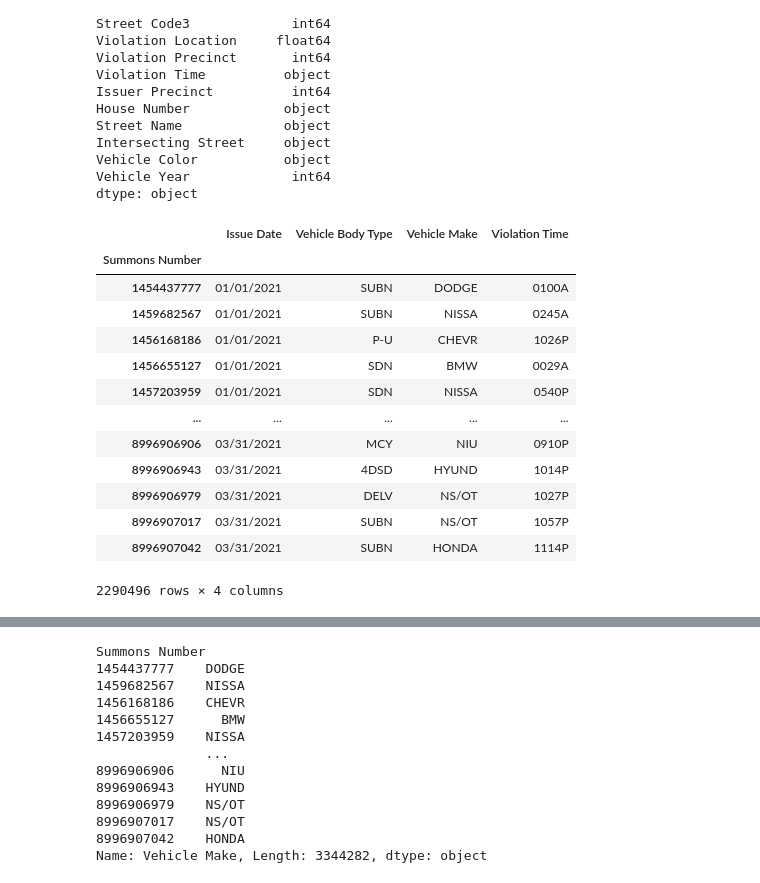
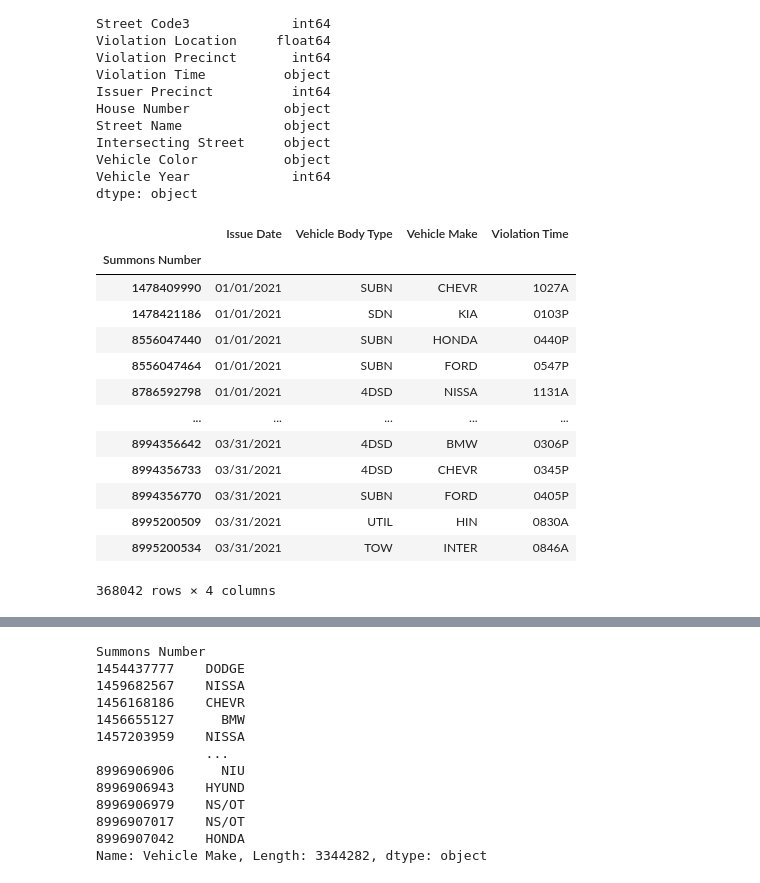
Before and after one commit to mconwa20/Final-project, a Jupyter notebook: nycdatadeepclean.ipynb, the cells around one changed output, grey strips where cells are left out. Drawn from its saved outputs; the diff is of its cells as text; code cells hidden in the pictures.

```diff
--- a/nycdatadeepclean.ipynb
+++ b/nycdatadeepclean.ipynb
@@ -92,21 +92,21 @@ Vehicle Color           object
 Vehicle Year             int64
 dtype: object
 # %%
-df_str = df[["Issue Date", "Vehicle Body Type", "Vehicle Make", "Violation Time"]]
+df_str = df2[["Issue Date", "Vehicle Body Type", "Vehicle Make", "Violation Time"]]
 df_str
 # %% [output]
 |  | Issue Date | Vehicle Body Type | Vehicle Make | Violation Time |
 | Summons Number |  |  |  |  |
-| 1454437777 | 01/01/2021 | SUBN | DODGE | 0100A |
-| 1459682567 | 01/01/2021 | SUBN | NISSA | 0245A |
-| 1456168186 | 01/01/2021 | P-U | CHEVR | 1026P |
-| 1456655127 | 01/01/2021 | SDN | BMW | 0029A |
-| 1457203959 | 01/01/2021 | SDN | NISSA | 0540P |
+| 1478409990 | 01/01/2021 | SUBN | CHEVR | 1027A |
+| 1478421186 | 01/01/2021 | SDN | KIA | 0103P |
+| 8556047440 | 01/01/2021 | SUBN | HONDA | 0440P |
+| 8556047464 | 01/01/2021 | SUBN | FORD | 0547P |
+| 8786592798 | 01/01/2021 | 4DSD | NISSA | 1131A |
 | ... | ... | ... | ... | ... |
-| 8996906906 | 03/31/2021 | MCY | NIU | 0910P |
-| 8996906943 | 03/31/2021 | 4DSD | HYUND | 1014P |
-| 8996906979 | 03/31/2021 | DELV | NS/OT | 1027P |
-| 8996907017 | 03/31/2021 | SUBN | NS/OT | 1057P |
-| 8996907042 | 03/31/2021 | SUBN | HONDA | 1114P |
+| 8994356642 | 03/31/2021 | 4DSD | BMW | 0306P |
+| 8994356733 | 03/31/2021 | 4DSD | CHEVR | 0345P |
+| 8994356770 | 03/31/2021 | SUBN | FORD | 0405P |
+| 8995200509 | 03/31/2021 | UTIL | HIN | 0830A |
+| 8995200534 | 03/31/2021 | TOW | INTER | 0846A |
-2290496 rows × 4 columns
+368042 rows × 4 columns
 # %%
```
Also changed, not shown: parts of 5 cells of this notebook.
